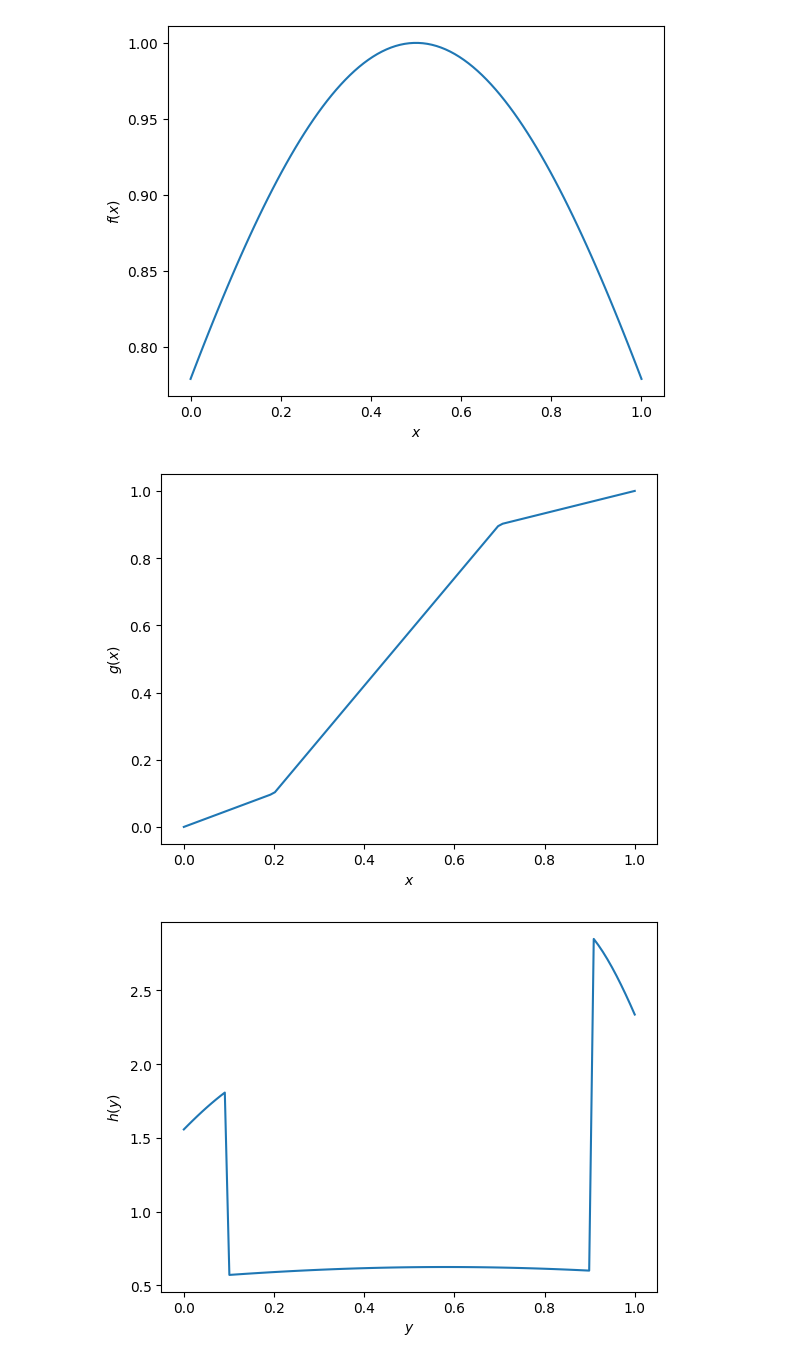
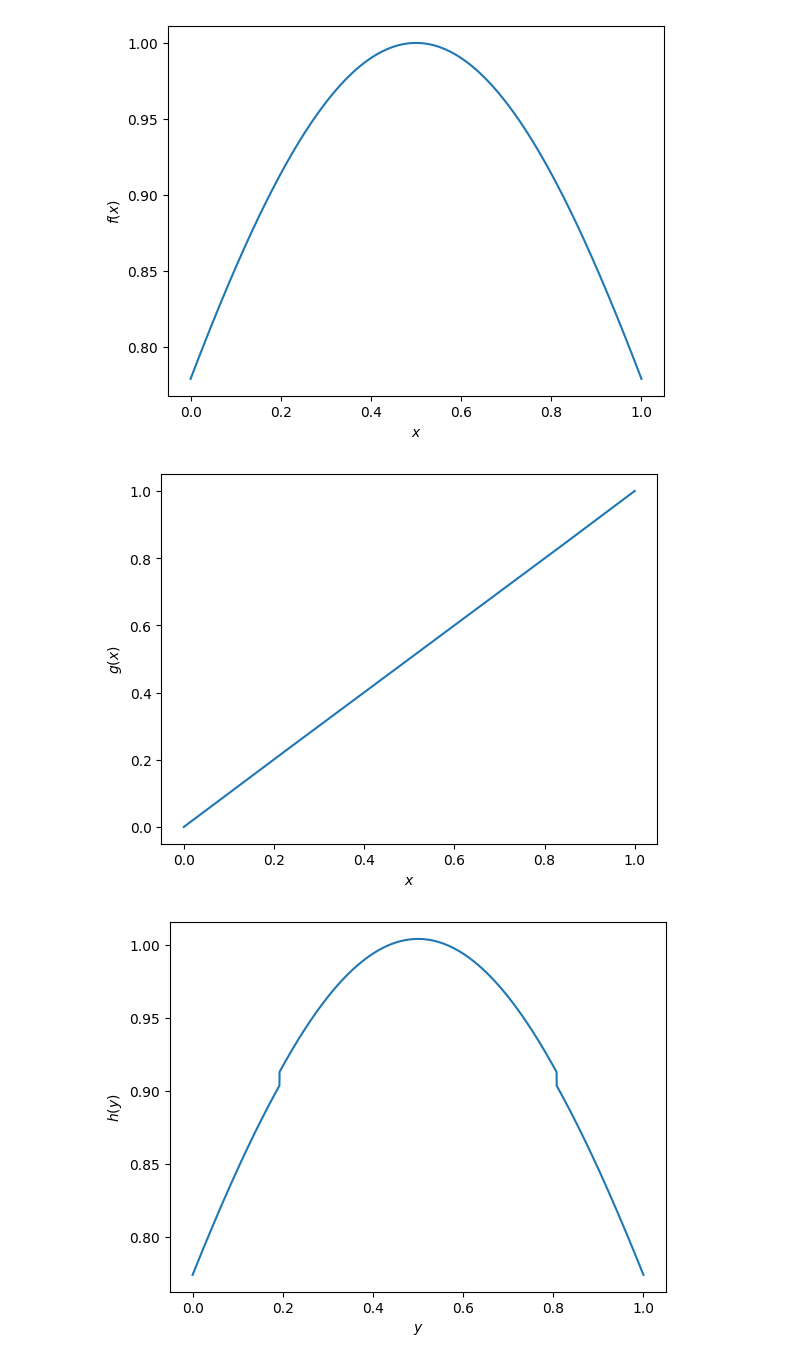
Before and after one commit to alracey/level4-project, a Jupyter notebook: 1D_example.ipynb, the cells around one changed output. Drawn from its saved outputs; the diff is of its cells as text; code cells hidden in the pictures.

```diff
--- a/1D_example.ipynb
+++ b/1D_example.ipynb
@@ -17,8 +17,8 @@ plt.show()
 # %% [output]
 [figure]
 # %%
-####initial guesses for x1,x2,y1,y2####
-params = [0.2, 0.1, 0.7, 0.9]
+####initial guesses for x1,y1,x2,y2####
+params = [ 1.915e-01,  1.927e-01,  8.085e-01,  8.073e-01]
 x_1, y_1, x_2, y_2 = params[0], params[1], params[2], params[3]
 
 #define piecewise function
@@ -40,39 +40,39 @@ plt.xlabel('$x$')
 plt.ylabel('$g(x)$')
 plt.show()
 # %% [output]
-[figure, old version]
+[figure, new version]
 # %%
 #define the transformed function
 
 def transformed_f(y, params):
   x1, y1, x2, y2 = params[0], params[1], params[2], params[3]
 
   #inverse of g
 
   g1i = lambda y: (x1 / y1) * y
   g2i = lambda y: x1 + ((x2 - x1) / (y2 - y1)) * (y - y1)
   g3i = lambda y: x2 + ((1 - x2) / (1 - y2)) * (y - y2)
 
   #Jacobians
 
   jac1 = x1 / y1
   jac2 = (x2 - x1) / (y2 - y1)
   jac3 = (1 - x2) / (1 - y2)
 
   h1 = lambda y: f(g1i(y)) * jac1
   h2 = lambda y: f(g2i(y)) * jac2
   h3 = lambda y: f(g3i(y)) * jac3
 
   return np.piecewise(y, [y < y1, (y >= y1) & (y < y2), y >= y2], [h1, h2, h3])
 
-ys = np.linspace(0, 1, 100)
+ys = np.linspace(0, 1, 10000)
 h = transformed_f(ys, params)
 plt.plot(ys, h)
 plt.xlabel('$y$')
 plt.ylabel('$h(y)$')
 plt.show()
 # %% [output]
-[figure, old version]
+[figure, new version]
 # %%
 #integration - check whether integral of f and h is the same
 F = trapezoid(f_evals, xs)
```
Also changed, not shown: parts of 5 cells of this notebook.
